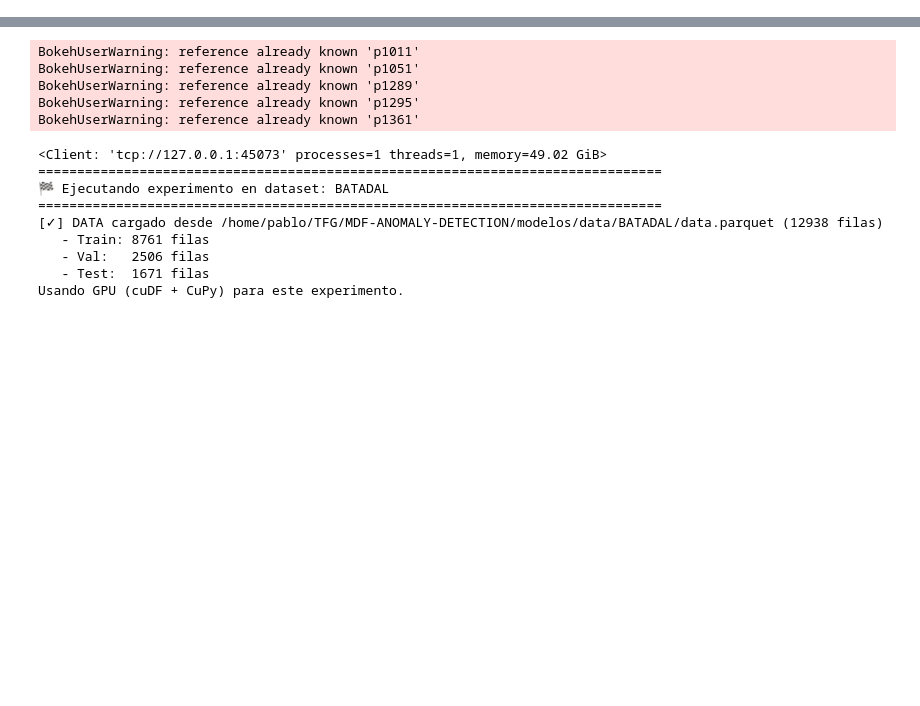
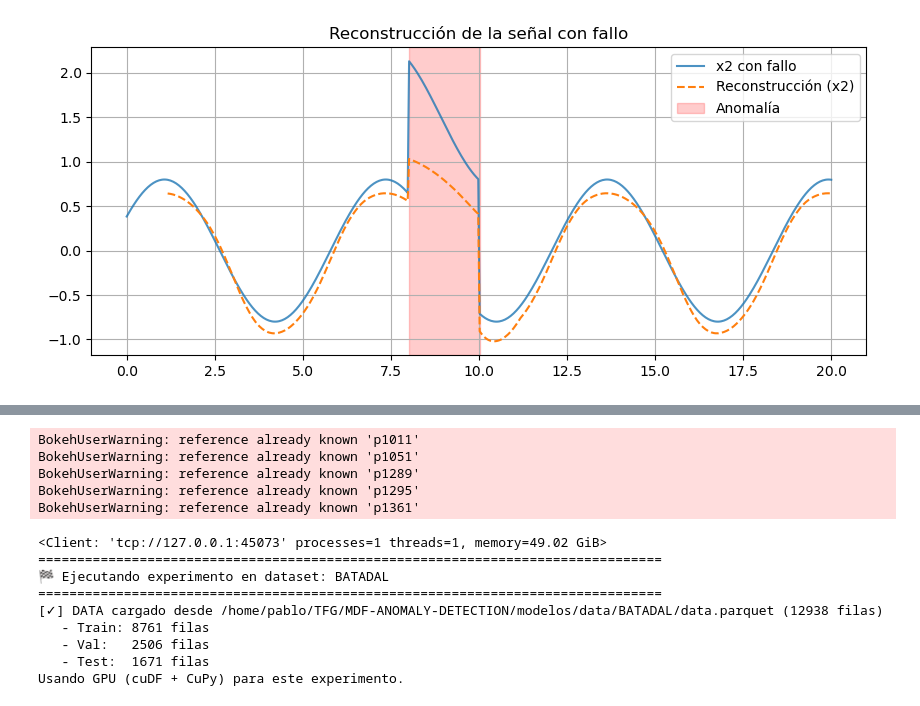
Before and after one commit to PabloAC04/MDF-ANOMALY-DETECTION, a Jupyter notebook: 09_transformer_autoencoders.ipynb, the cells around one changed output, grey strips where cells are left out. Drawn from its saved outputs; the diff is of its cells as text; code cells hidden in the pictures; blank space fills up the shorter version.

Commit message:
Realizado el jupyter Notebook de Transformes Autoencoders

```diff
--- a/09_transformer_autoencoders.ipynb
+++ b/09_transformer_autoencoders.ipynb
@@ -202,0 +202,25 @@ df_results, top5, df_final = run_experiment(
+# %%
+# Preparamos datos con anomalía
+seq_len = 30
+
+X_all = np.vstack([x1, x2_fault]).T
+X_scaled = scaler.transform(X_all)
+X_win_all = create_windows(X_scaled, seq_len=seq_len)
+X_tensor_all = torch.tensor(X_win_all, dtype=torch.float32).to(device)
+
+# Reconstrucción
+model_simple.eval()
+with torch.no_grad():
+    recon = model_simple(X_tensor_all).cpu().numpy()
+
+# Volvemos al espacio original (inversa del MinMaxScaler)
+recon_inv = scaler.inverse_transform(recon)
+
+plt.figure(figsize=(10,4))
+plt.plot(t, x2_fault, label="x2 con fallo", alpha=0.8)
+plt.plot(t[seq_len-1:], recon_inv[:,1], label="Reconstrucción (x2)", linestyle="--")
+plt.axvspan(t[200], t[250], color="red", alpha=0.2, label="Anomalía")
+plt.legend(); plt.title("Reconstrucción de la señal con fallo")
+plt.grid(True); plt.show()
+# %% [output]
+[figure, added]
```
Also changed, not shown: parts of 23 cells of this notebook.
